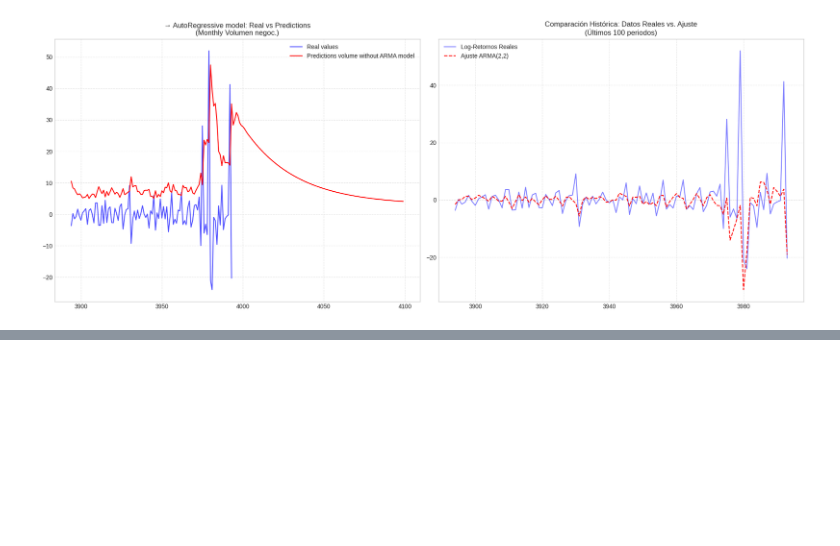
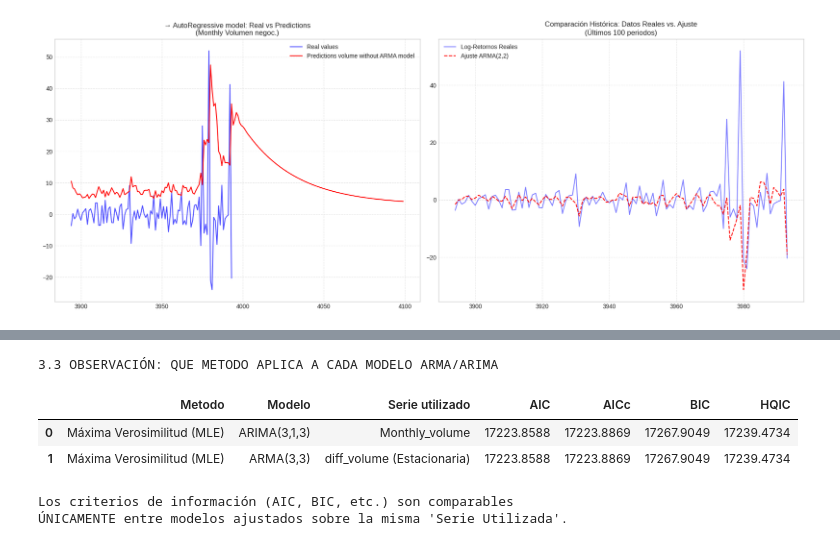
Before and after one commit to AncaraniJuanDiego/AnlisisSeriesTemporales, a Jupyter notebook: SeriesTP_PriceClosing.ipynb, the cells around one changed output, grey strips where cells are left out. Cells and saved outputs as stored; diff of their text form; code cells hidden in the pictures; blank space fills up the shorter version.

```diff
--- a/SeriesTP_PriceClosing.ipynb
+++ b/SeriesTP_PriceClosing.ipynb
@@ -885,0 +1059,71 @@ plt.show()
+# %%
+print('3.3 OBSERVACIÓN: QUE METODO APLICA A CADA MODELO ARMA/ARIMA')
+
+resultados = []
+
+def registrar_modelo(nombre_motodo, modelo_str, serie_usada, ajuste):
+    try:
+       resultados.append({
+          'Metodo': nombre_motodo,
+          'Modelo': modelo_str,
+          'Serie utilizado': serie_usada,
+          'AIC' : round(ajuste.aic, 4) if not pd.isna(ajuste.aic) else '-',
+          'AICc' : round(ajuste.aicc, 4) if not pd.isna(ajuste.aicc) else '-',
+          'BIC' : round(ajuste.bic, 4) if not pd.isna(ajuste.bic) else '-',
+          'HQIC': round(ajuste.hqic, 4) if not pd.isna(ajuste.hqic) else '-'
+
+    })
+
+    except Exception as e:
+         resultados.append({
+            'Método / Configuración': nombre_motodo,
+            'Modelo': modelo_str,
+            'Serie Utilizada': serie_usada,
+            'AIC': 'Error', 'AICc': 'Error', 'BIC': 'Error', 'HQIC': 'Error'
+        })
+
+with warnings.catch_warnings():
+  warnings.simplefilter("ignore")
+
+# 1. ARIMA(3,1,3) - Máxima Verosimilitud (MLE) sobre 'Monthly_volume'
+  ajuste_arima = ARIMA(Monthly_volume, order = (3,1,3)).fit(method='statespace')
+  registrar_modelo('Máxima Verosimilitud (MLE)', 'ARIMA(3,1,3)', 'Monthly_volume', ajuste_arima)
+
+# 2. ARMA(3,3) - Máxima Verosimilitud (MLE) sobre 'diff_volume'
+  ajuste_arma_mle = ARIMA(Monthly_volume, order = (3,1,3)).fit(method='statespace')
+  registrar_modelo('Máxima Verosimilitud (MLE)', 'ARMA(3,3)', 'diff_volume (Estacionaria)', ajuste_arma_mle)
+
+# 3. ARMA(2,2) - Mínimos Cuadrados (OLS / Hannan-Rissanen)
+  try:
+      ajuste_ols = ARIMA(Monthly_volume, order = (2,2)).fit(method='hannan_rissanen')
+      registrar_modelo('Mínimos Cuadrados (OLS)', 'ARMA(2,2)', 'diff_volume (Estacionaria)', ajuste_ols)
+  except:
+       pass
+
+# 4. AR(2) puro - Método de Momentos (Yule-Walker)
+  try:
+    ajuste_yw = ARIMA(Monthly_volume, order = (3,1,3)).fit(method='yule_walker')
+    registrar_modelo('Método de Momentos (Y-W)', 'AR(3)', 'diff_volume (Estacionaria)', ajuste_yw)
+  except:
+    pass
+
+# 5. MA(2) puro - Algoritmo de Innovaciones
+  try:
+    ajuste_inn = ARIMA(Monthly_volume, order = (3,1,3)).fit(method='innovations')
+    registrar_modelo('Algoritmo Innovaciones', 'MA(3)', 'diff_volume (Estacionaria)', ajuste_inn)
+  except:
+    pass
+
+# Mostrar el DataFrame resultante
+df_mega_tabla = pd.DataFrame(resultados)
+display(df_mega_tabla)
+
+print("\nLos criterios de información (AIC, BIC, etc.) son comparables")
+print("ÚNICAMENTE entre modelos ajustados sobre la misma 'Serie Utilizada'.")
+# %% [output]
+3.3 OBSERVACIÓN: QUE METODO APLICA A CADA MODELO ARMA/ARIMA
+|  | Metodo | Modelo | Serie utilizado | AIC | AICc | BIC | HQIC |
+| 0 | Máxima Verosimilitud (MLE) | ARIMA(3,1,3) | Monthly_volume | 17223.8588 | 17223.8869 | 17267.9049 | 17239.4734 |
+| 1 | Máxima Verosimilitud (MLE) | ARMA(3,3) | diff_volume (Estacionaria) | 17223.8588 | 17223.8869 | 17267.9049 | 17239.4734 |
+Los criterios de información (AIC, BIC, etc.) son comparables
+ÚNICAMENTE entre modelos ajustados sobre la misma 'Serie Utilizada'.
```
Also changed, not shown: parts of 17 cells of this notebook.
